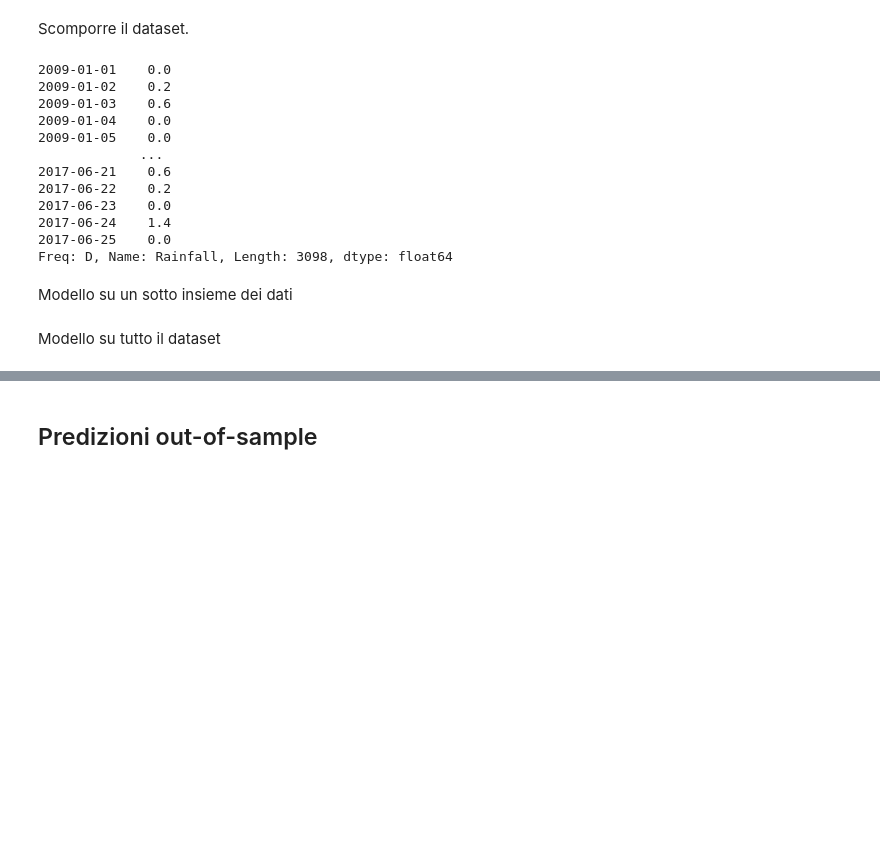
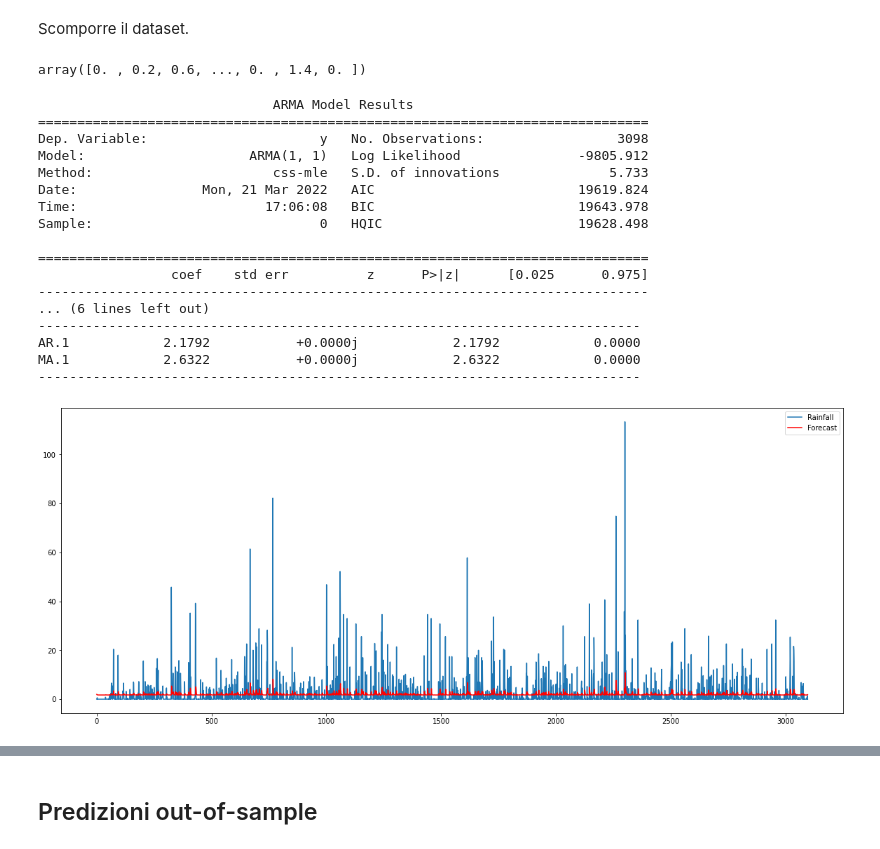
Before and after one commit to Renato89/rain-in-australia, a Jupyter notebook: RainInAustralia[con_ETL_e_SARIMA].ipynb, the cells around one changed output, grey strips where cells are left out. Cells and saved outputs as stored; diff of their text form; code cells hidden in the pictures; blank space fills up the shorter version.

```diff
--- a/RainInAustralia[con_ETL_e_SARIMA].ipynb
+++ b/RainInAustralia[con_ETL_e_SARIMA].ipynb
@@ -31,5 +41,5 @@ from google.colab import drive
 # %% [markdown]
 # Esplorazione dei dati
 # %%
-df = pd.read_csv('data/weatherAUS.csv')
+df = pd.read_csv('rain-in-australia/data/weatherAUS.csv')
 df.info()
@@ -270,13 +419,36 @@ Si sceglie p=1.
 Scomporre il dataset.
 # %%
 # TODO cpntinuare da qui, il df pronto si trova in data
+# %%
+data["Rainfall"].values
+# %% [output]
+array([0. , 0.2, 0.6, ..., 0. , 1.4, 0. ])
 # %%
 fig = plt.figure(figsize=(20,8))
-model = ARIMA(data['Rainfall'], order=(1,0,1))
+model = ARIMA(data['Rainfall'].values, order=(1,0,1))
 ax = plt.gca()
 results = model.fit()
-plt.plot(data['Rainfall'])
+plt.plot(data['Rainfall'].values)
 plt.plot(results.fittedvalues, color='red')
-ax.legend(['Rainfa', 'Forecast'])
+ax.legend(['Rainfall', 'Forecast'])
 
 print(results.summary())
+# %% [output]
+                              ARMA Model Results
+==============================================================================
+Dep. Variable:                      y   No. Observations:                 3098
+Model:                     ARMA(1, 1)   Log Likelihood               -9805.912
+Method:                       css-mle   S.D. of innovations              5.733
+Date:                Mon, 21 Mar 2022   AIC                          19619.824
+Time:                        17:06:08   BIC                          19643.978
+Sample:                             0   HQIC                         19628.498
+
+==============================================================================
+                 coef    std err          z      P>|z|      [0.025      0.975]
+------------------------------------------------------------------------------
+... (6 lines left out)
+-----------------------------------------------------------------------------
+AR.1            2.1792           +0.0000j            2.1792            0.0000
+MA.1            2.6322           +0.0000j            2.6322            0.0000
+-----------------------------------------------------------------------------
+[figure, added]
@@ -286,15 +454,0 @@ nobs = endog.shape[0]
-# %%
-endog
-# %% [output]
-2009-01-01    0.0
-2009-01-02    0.2
-2009-01-03    0.6
-2009-01-04    0.0
-2009-01-05    0.0
-             ...
-2017-06-21    0.6
-2017-06-22    0.2
-2017-06-23    0.0
-2017-06-24    1.4
-2017-06-25    0.0
-Freq: D, Name: Rainfall, Length: 3098, dtype: float64
@@ -303,2 +454,0 @@ filtered.index = pd.period_range('2009-01-01', '2017-06-25', freq = 'D')
-# %% [markdown]
-Modello su un sotto insieme dei dati
@@ -309,2 +454,0 @@ print(fit_res.summary())
-# %% [markdown]
-Modello su tutto il dataset
```
Also changed, not shown: parts of 38 cells of this notebook.
